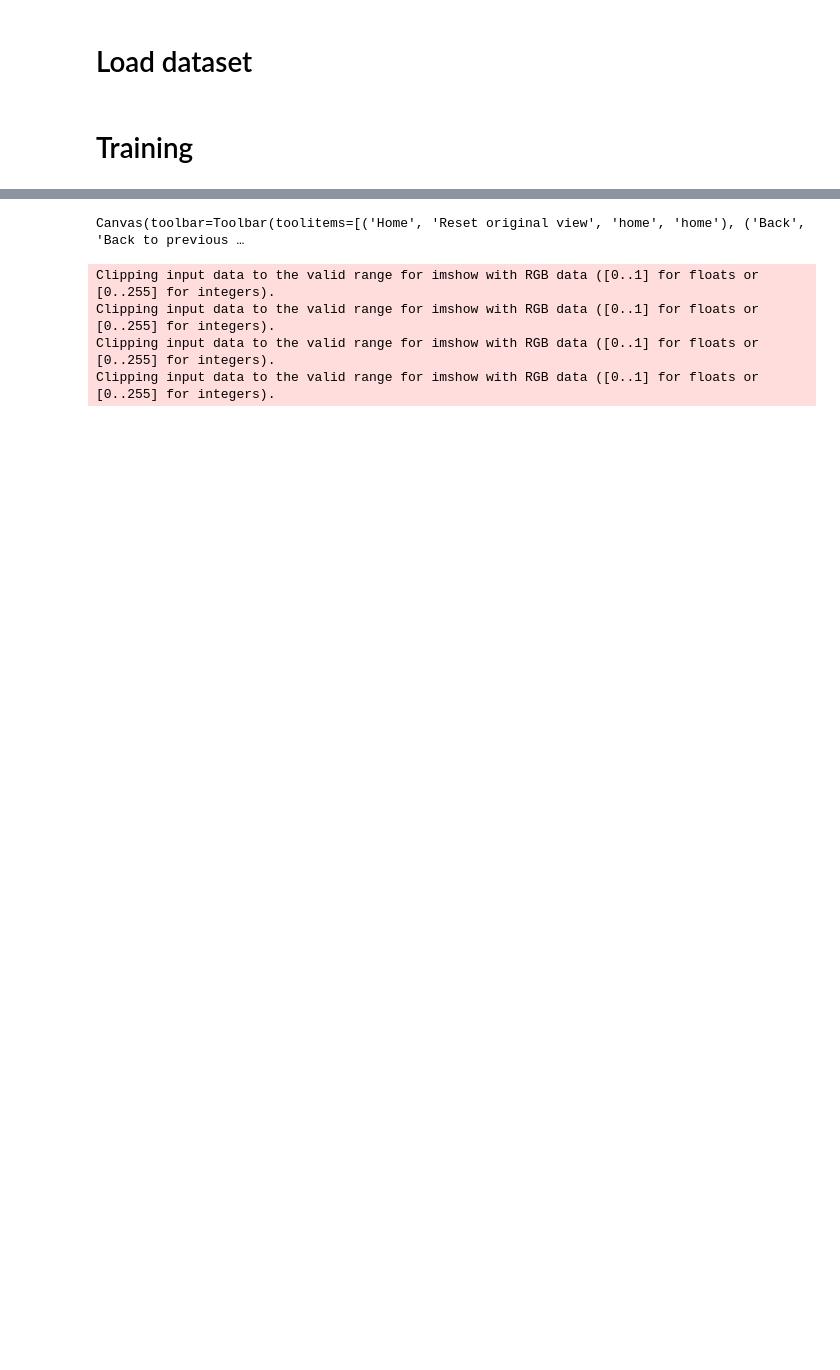
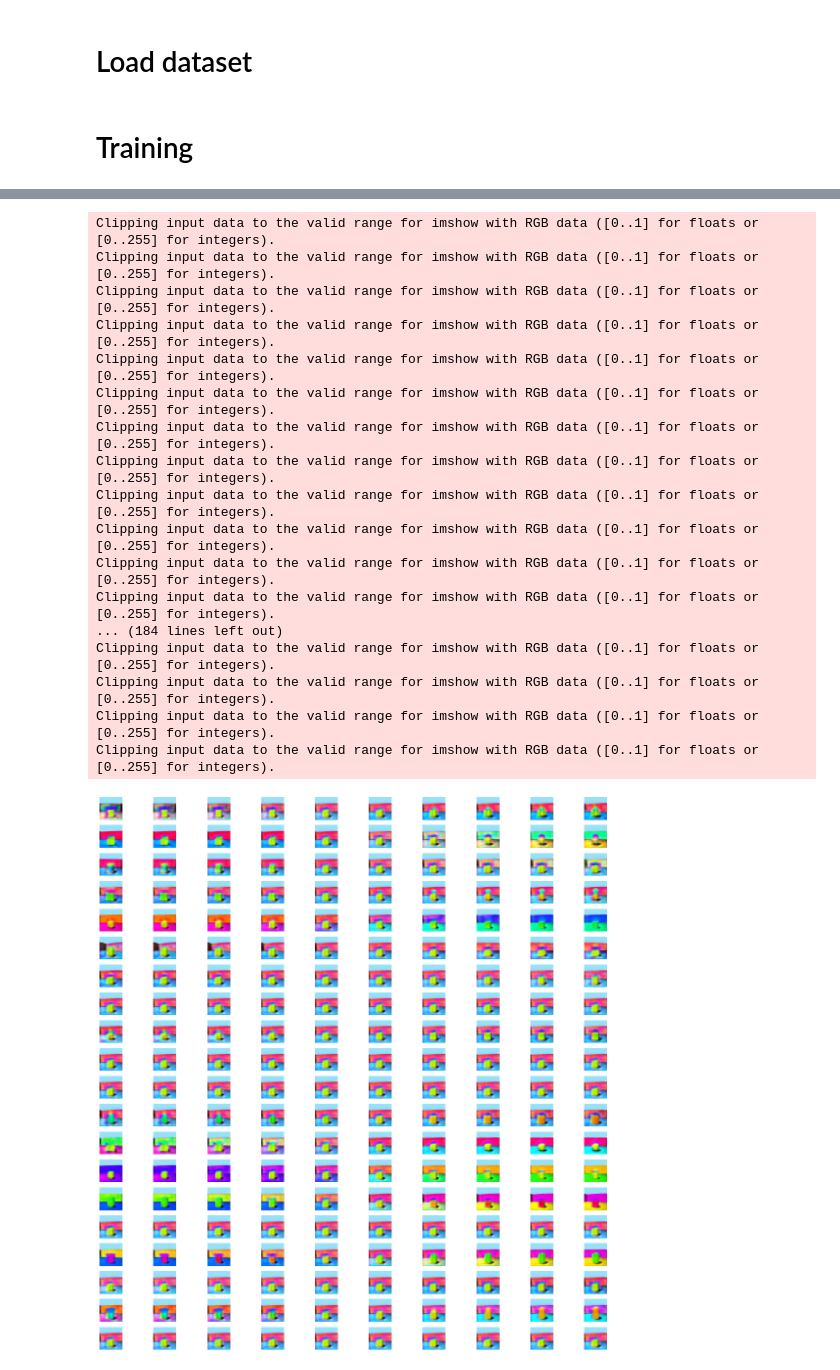
Before and after one commit to elda27/FactorVAE, a Jupyter notebook: FactorVAE.ipynb, the cells around one changed output, grey strips where cells are left out. Drawn from its saved outputs; the diff is of its cells as text; code cells hidden in the pictures; blank space fills up the shorter version.

```diff
--- a/FactorVAE.ipynb
+++ b/FactorVAE.ipynb
@@ -462,18 +518,36 @@ disc.save_weights('Discriminator.FactorVAE.model')
 # %%
 # Latent traversal about each axis
-import moviepy.editor as mpy
 
 traversal_samples = 10
-fig, axes = plt.subplots(latent_dim, traversal_samples, figsize=(16, 16))
+fig, axes = plt.subplots(latent_dim, traversal_samples, figsize=(16 * traversal_samples / 10, 16))
 
 for latent_index in trange(latent_dim):
     images = []
-    latent = np.zeros(traversal_samples, latent_dim)
-    latent[:, latent_index] = np.linspace(-2.0, 2.0, 20)
-    for x in
+    latent = np.zeros((traversal_samples, latent_dim), dtype=np.float32)
+    latent[:, latent_index] = np.linspace(-2.0, 2.0, traversal_samples)
+    images = model.decode(latent).numpy()
+    for img, ax in zip(images, axes[latent_index]):
+        ax.imshow(img)
+        ax.axis('off')
+fig.tight_layout()
+fig.show()
+fig.savefig('LatentTraversal.png')
 # %% [output]
-Canvas(toolbar=Toolbar(toolitems=[('Home', 'Reset original view', 'home', 'home'), ('Back', 'Back to previous …
+Clipping input data to the valid range for imshow with RGB data ([0..1] for floats or [0..255] for integers).
+Clipping input data to the valid range for imshow with RGB data ([0..1] for floats or [0..255] for integers).
+Clipping input data to the valid range for imshow with RGB data ([0..1] for floats or [0..255] for integers).
+Clipping input data to the valid range for imshow with RGB data ([0..1] for floats or [0..255] for integers).
+Clipping input data to the valid range for imshow with RGB data ([0..1] for floats or [0..255] for integers).
+Clipping input data to the valid range for imshow with RGB data ([0..1] for floats or [0..255] for integers).
+Clipping input data to the valid range for imshow with RGB data ([0..1] for floats or [0..255] for integers).
+Clipping input data to the valid range for imshow with RGB data ([0..1] for floats or [0..255] for integers).
+Clipping input data to the valid range for imshow with RGB data ([0..1] for floats or [0..255] for integers).
+Clipping input data to the valid range for imshow with RGB data ([0..1] for floats or [0..255] for integers).
+Clipping input data to the valid range for imshow with RGB data ([0..1] for floats or [0..255] for integers).
+Clipping input data to the valid range for imshow with RGB data ([0..1] for floats or [0..255] for integers).
+... (184 lines left out)
+Clipping input data to the valid range for imshow with RGB data ([0..1] for floats or [0..255] for integers).
+Clipping input data to the valid range for imshow with RGB data ([0..1] for floats or [0..255] for integers).
+Clipping input data to the valid range for imshow with RGB data ([0..1] for floats or [0..255] for integers).
+Clipping input data to the valid range for imshow with RGB data ([0..1] for floats or [0..255] for integers).
-Clipping input data to the valid range for imshow with RGB data ([0..1] for floats or [0..255] for integers).
-Clipping input data to the valid range for imshow with RGB data ([0..1] for floats or [0..255] for integers).
-Clipping input data to the valid range for imshow with RGB data ([0..1] for floats or [0..255] for integers).
-Clipping input data to the valid range for imshow with RGB data ([0..1] for floats or [0..255] for integers).
+[figure, added]
```
Also changed, not shown: parts of 6 cells of this notebook, 1 other file.
